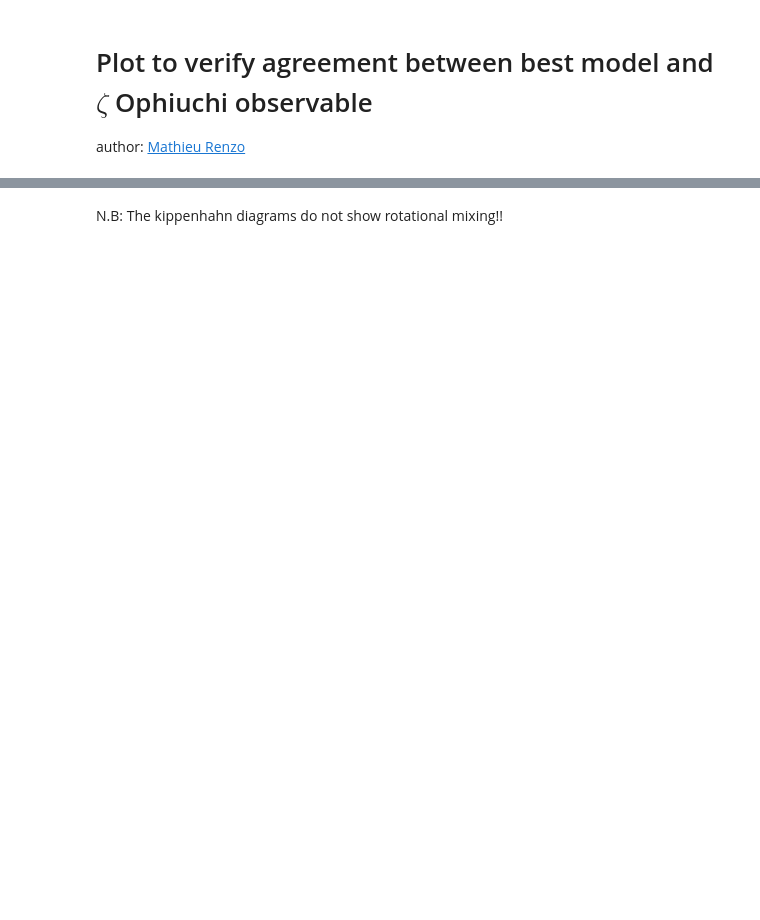
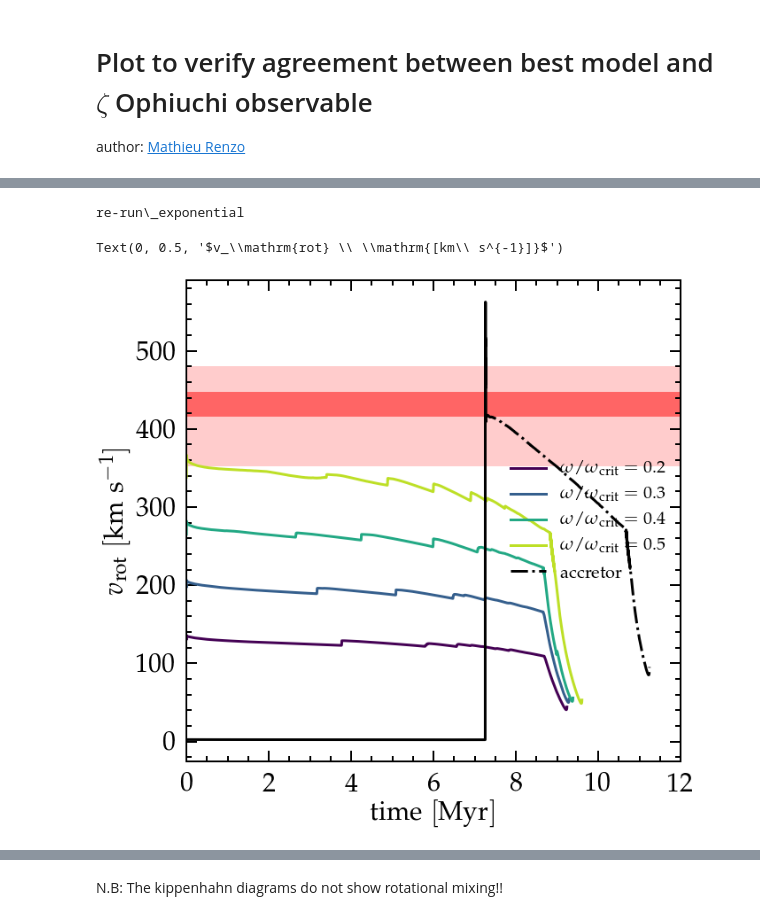
Before and after one commit to mathren/zeta_oph, a Jupyter notebook: notebooks/Best_model.ipynb, the cells around one changed output, grey strips where cells are left out. Drawn from its saved outputs; the diff is of its cells as text; code cells hidden in the pictures; blank space fills up the shorter version.

```diff
--- a/notebooks/Best_model.ipynb
+++ b/notebooks/Best_model.ipynb
@@ -19,7 +21,7 @@ folder = "/mnt/home/mrenzo/RUNS/zeta_ophiuchi/M1_25_M2_17_P100_Z0.01/re-run_expo
 # folder = "/mnt/home/mrenzo/RUNS/zeta_ophiuchi/M1_30_M2_17_P100_Z0.01/"
 # folder = "/mnt/home/mrenzo/RUNS/zeta_ophiuchi/M1_25_M2_17_P100_Z0.01/weak_wind/"
 # folder = "/mnt/home/mrenzo/RUNS/zeta_ophiuchi/M1_25_M2_17_P100_Z0.01/do_J_accretion/"
-binary = folder+"/binary_to_postRLOF//"
+binary = folder+"/binary_to_postRLOF/"
 accretor = folder+"/accretor_to_TAMS/"
 dhfile = binary+"/LOGS1/history.data"
 hfile1 = binary+'/LOGS2/history.data'
@@ -27,6 +29,8 @@ hfile2 = accretor+'/LOGS/history.data'
 bfile = binary+'/binary_history.data'
 model_name = folder.split('/')[-2].replace('_','\_')
 print(model_name)
+# %% [output]
+re-run\_exponential
 # %%
 fig = plt.figure()
 gs = gridspec.GridSpec(100, 100)
@@ -190,32 +194,48 @@ print(f"{final_h1:0.5f}", f"{final_he4:0.5f}", f"{final_n14:0.5f}", f"{final_c12
 # plt.savefig("/mnt/home/mrenzo/TMP/composition_zeta.pdf")
 # %%
 # surface rotation rate
-fig = plt.figure(figsize=(10,3))
+fig = plt.figure(figsize=(10,10))
 gs = gridspec.GridSpec(100, 100)
 ax = fig.add_subplot(gs[:,:])
+
+# overplo single rotating stars
+folders = [
+    "/mnt/home/mrenzo/RUNS/zeta_ophiuchi/single_star/Z0.01/20/rot_0.2_crit/LOGS/",
+    "/mnt/home/mrenzo/RUNS/zeta_ophiuchi/single_star/Z0.01/20/rot_0.3_crit/LOGS/",
+    "/mnt/home/mrenzo/RUNS/zeta_ophiuchi/single_star/Z0.01/20/rot_0.4_crit/LOGS/",
+    "/mnt/home/mrenzo/RUNS/zeta_ophiuchi/single_star/Z0.01/20/rot_0.5_crit/LOGS/"]
+colors = plt.cm.viridis(np.linspace(0,0.9,len(folders)))
+for f in folders:
+    plot_surface_rotation_time(ax, hfile1=f+'/history.data',c=colors[folders.index(f)], hfile2="")
+    label = "$\omega/\omega_\mathrm{crit}="+str(f.split('/')[-3].split('_')[1])+"$"
+    ax.plot(np.nan, np.nan, ls="-",c=colors[folders.index(f)], label=label)
+
 
 plot_surface_rotation_time(ax, hfile1, c='k', hfile2=hfile2) #, label="Z=0.01")
 # t, v = get_surface_rotation_time(hfile1)
 # src, col = getSrcCol(hfile1)
 # modnum = src[:, col.index("model_number")]
 # ax.scatter(t, v, c=modnum, zorder=2, vmin=vmin, vmax=vmax)
 # t, v = get_surface_rotation_time(hfile2)
 # src, col = getSrcCol(hfile2)
 # modnum = src[:, col.index("model_number")]
 
 # ax.scatter(t, v, c=modnum, zorder=2, vmin=vmin, vmax=vmax)
-ax.plot(np.nan, np.nan,c='k', ls="-.", label="$\mathrm{as\ single}$")
+ax.plot(np.nan, np.nan,c='k', ls="-.", label="$\mathrm{accretor}$")
 # overplot observational range
 vsini, err_vsini = get_zeta_oph_vsini()
-ax.set_xlim(0, 15.3)
+ax.set_xlim(0, 12)
 xmin, xmax = ax.get_xlim()
 ax.fill_between(np.linspace(xmin, xmax,2), [vsini-err_vsini], [vsini+err_vsini], facecolor='r', alpha=0.5, zorder=1)
 ax.fill_between(np.linspace(xmin, xmax,2), [vsini-5*err_vsini], [vsini+3*err_vsini], facecolor='r', alpha=0.2, zorder=1)
-ax.legend(loc="center left", fontsize=20)
+ax.legend(loc="center right", fontsize=30)
 ax.set_xlabel(r"$\mathrm{time \ [Myr]}$")
 # ax.set_xlim(xmin=8)
 # ax.set_ylim(ymin=200)
 ax.set_ylabel(r"$v_\mathrm{rot} \ \mathrm{[km\ s^{-1}]}$")
 # plt.savefig("/mnt/home/mrenzo/TMP/zeta_rot.pdf")
+# %% [output]
+Text(0, 0.5, '$v_\\mathrm{rot} \\ \\mathrm{[km\\ s^{-1}]}$')
+[figure, added]
 # %%
 # orbital evolution
```
Also changed, not shown: parts of 3 cells of this notebook, 1 other file.
